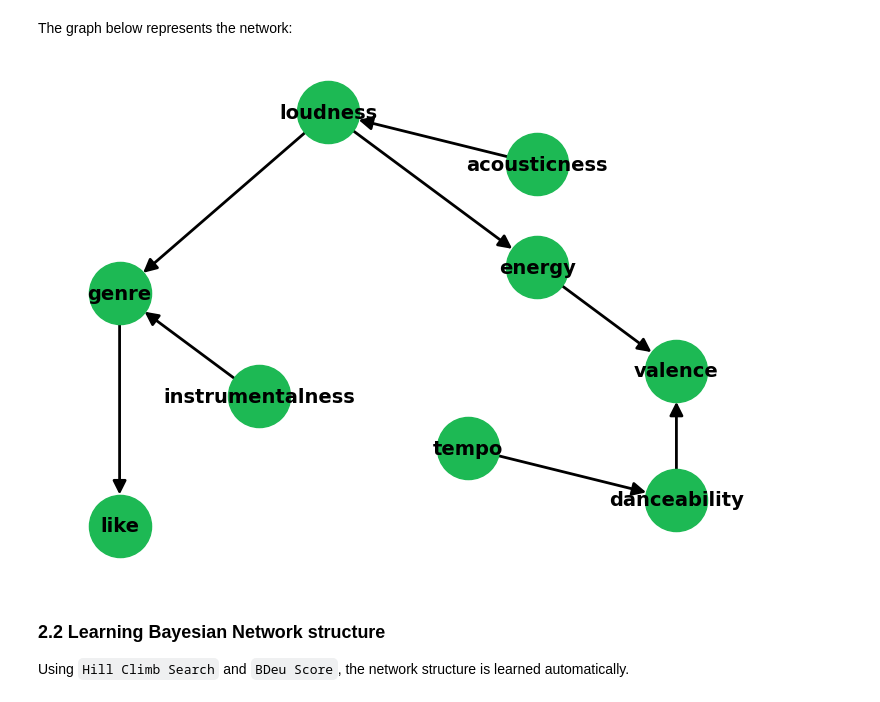
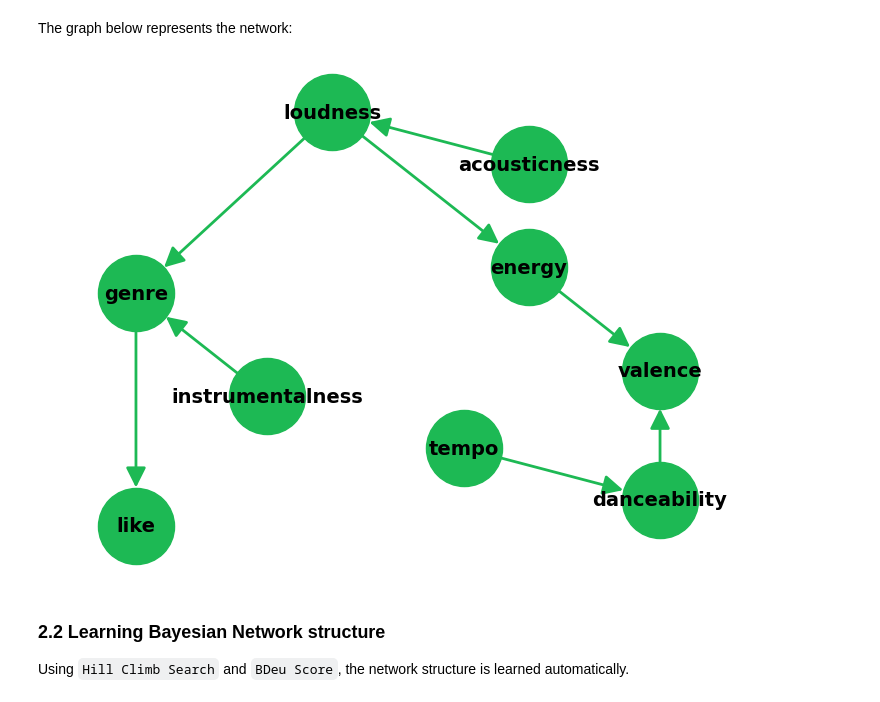
Before and after one commit to danielenapo/Bayesify, a Jupyter notebook: Bayesify.ipynb, the cells around one changed output. Drawn from its saved outputs; the diff is of its cells as text; code cells hidden in the pictures.

```diff
--- a/Bayesify.ipynb
+++ b/Bayesify.ipynb
@@ -111,15 +113,15 @@ The graph below represents the network:
 # %%
 import networkx as nx
 def print_network(model, pos):
     nx_graph = nx.DiGraph(model.edges())
     plt.figure(figsize=(7,5))
-    nx.draw(nx_graph, with_labels=True, node_color='#1DB954', node_size=2000, alpha=1, arrowsize=20, font_size=14, font_weight='bold', pos=pos, width=2)
+    nx.draw(nx_graph, with_labels=True, node_color='#1DB954', node_size=3000, alpha=1, arrowsize=30, font_size=14, font_weight='bold', pos=pos, width=2, edge_color='#1DB954')
     plt.show()
 custom_pos= {'genre': [0.25, 0.5], 'like': [0.25, 0.05], 'instrumentalness': [0.27, 0.3], 'acousticness': [0.31, 0.75], 'loudness': [0.28, 0.85], 'energy': [0.31, 0.55],
           'valence': [0.33, 0.35], 'tempo': [0.3, 0.2], 'danceability': [0.33, 0.1]}
 print_network(custom_model, custom_pos)
 # %% [output]
-[figure, old version]
+[figure, new version]
 # %% [markdown]
 ### <b>2.2 Learning Bayesian Network structure </b> <a class="anchor" id="22-learning-bayesian-network-structure"></a>
 Using `Hill Climb Search` and `BDeu Score`, the network structure is learned automatically.
```
Also changed, not shown: parts of 8 cells of this notebook.
